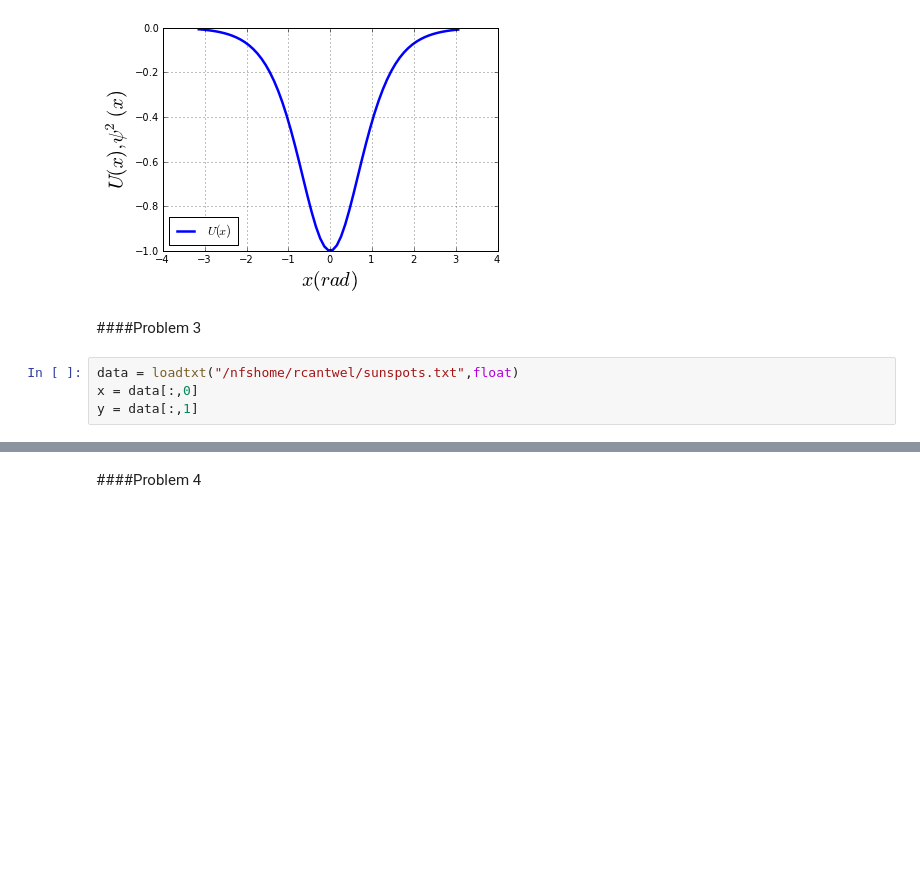
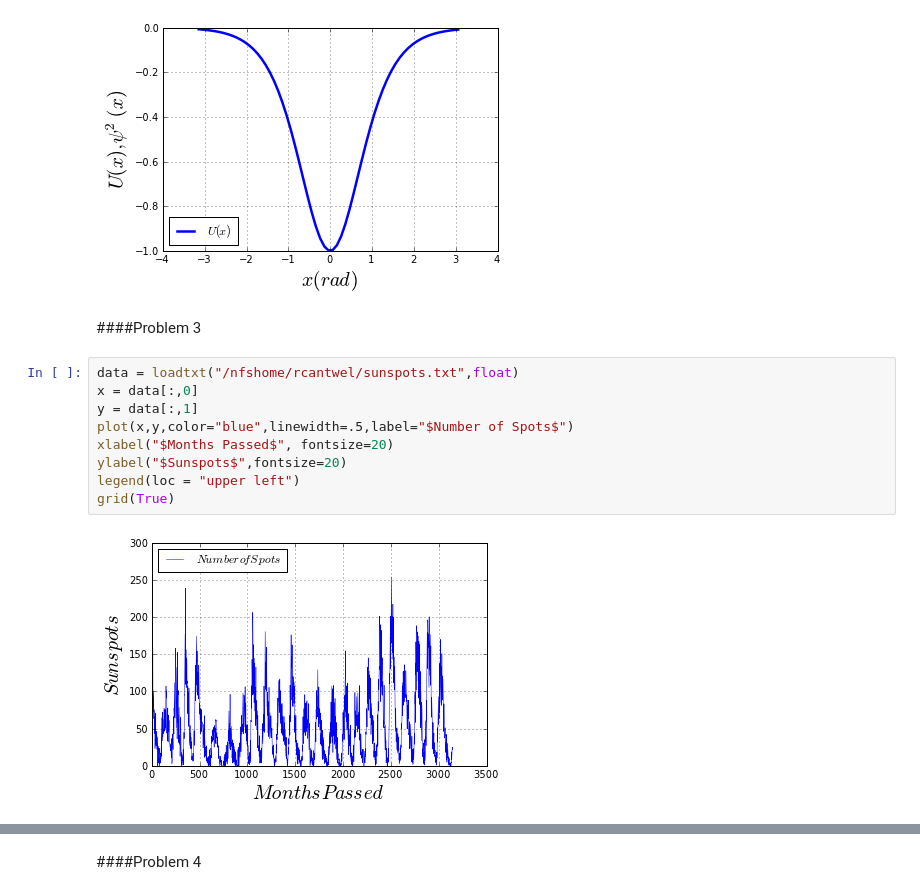
Before and after one commit to rcantwel/PHYS202-S13, a Jupyter notebook: Week3/GraphicsEx2.ipynb, the cells around one changed output, grey strips where cells are left out. Drawn from its saved outputs; the diff is of its cells as text; blank space fills up the shorter version.

```diff
--- a/Week3/GraphicsEx2.ipynb
+++ b/Week3/GraphicsEx2.ipynb
@@ -36,4 +36,11 @@ legend(loc = "lower left")
 # %%
 data = loadtxt("/nfshome/rcantwel/sunspots.txt",float)
 x = data[:,0]
 y = data[:,1]
+plot(x,y,color="blue",linewidth=.5,label="$Number of Spots$")
+xlabel("$Months Passed$", fontsize=20)
+ylabel("$Sunspots$",fontsize=20)
+legend(loc = "upper left")
+grid(True)
+# %% [output]
+[figure, added]
```
Also changed, not shown: parts of 2 cells of this notebook.
